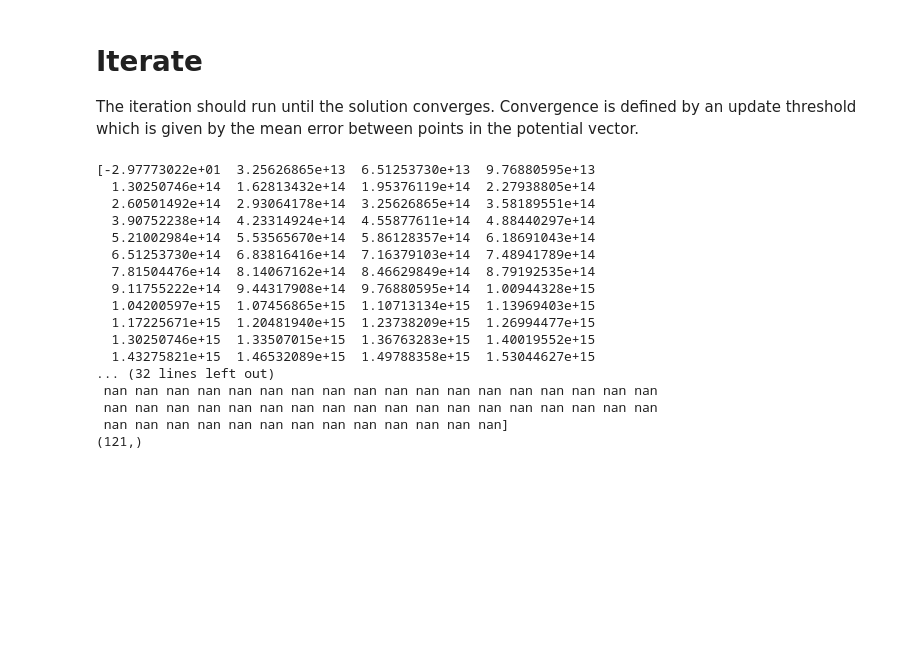
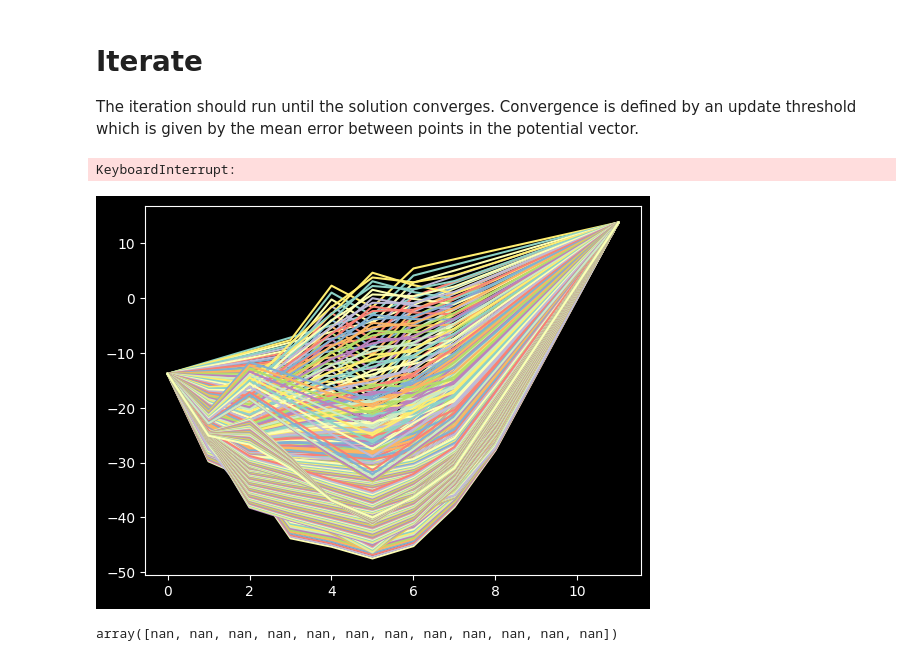
Before and after one commit to jonah-gourlay44/pnFEM, a Jupyter notebook: notebooks/fem_pn_junction.ipynb, the cells around one changed output. Saved outputs shown, nothing was run; the diff lists cells and outputs as text; code cells hidden in the pictures; blank space fills up the shorter version.

```diff
--- a/notebooks/fem_pn_junction.ipynb
+++ b/notebooks/fem_pn_junction.ipynb
@@ -9,10 +9,10 @@ import numpy as np
 # Mesh Generation
 # %%
 # Define mesh size
-num_edges = 120
+num_edges = 11
 num_nodes = num_edges + 1
-L = 0.01 # cm
-dL = L / num_edges
+L = 0.1 # cm
+dL = (2 * L) / num_edges
 
 # Array of mesh nodes
 nodes = np.linspace(0, 2 * L, num_nodes)
@@ -323,7 +326,7 @@ $n(x) = e^{\phi_n(x) - \psi(x)}$
 @return: np.array The array of electron concentration values
 '''
 def nf():
-    return np.exp(phi_n - psi)
+    return np.exp(psi - phi_n)
 # %% [markdown]
 # Gummel Iteration
 
@@ -385,7 +388,7 @@ def iterate(mesh, alpha):
     A[0][0] = 1; A[0][1:] = 0
     A[-1][-1] = 1; A[-1][:-1] = 0
 
-    b[0] = psi_L; b[1] = psi_R
+    b[0] = psi_L; b[-1] = psi_R
 
     psi_new = np.linalg.solve(A, b).reshape(psi.shape)
 
@@ -396,44 +399,33 @@ def iterate(mesh, alpha):
 The iteration should run until the solution converges. Convergence is defined by an update threshold which is given by the mean error between points in the potential vector.
 # %%
 thresh = 1e-2
-alpha = 0.3
+alpha = 0.01
 mean_error = 1
 
 while (mean_error > thresh):
 
     # Calculate new value for psi
     psi_update = iterate(edges, alpha)
 
-    print(psi_update.shape)
-
     # Update the mean error
-    mean_error = np.mean(np.abs(psi - psi_new))
+    mean_error = np.mean(np.abs(psi - psi_update))
 
     # Update psi
     psi = psi_update
 
     # Recalculate the EQFP and HQFP accounting for recombination
     phi_n = phi_nf(nodes, recomb=True)
     phi_p = phi_pf(nodes, recomb=True)
 
     # Recalculate the hole and electron concentrations
     p = pf()
     n = nf()
+
+    plt.plot(psi)
 # %% [output]
-[-2.97773022e+01  3.25626865e+13  6.51253730e+13  9.76880595e+13
-  1.30250746e+14  1.62813432e+14  1.95376119e+14  2.27938805e+14
-  2.60501492e+14  2.93064178e+14  3.25626865e+14  3.58189551e+14
-  3.90752238e+14  4.23314924e+14  4.55877611e+14  4.88440297e+14
-  5.21002984e+14  5.53565670e+14  5.86128357e+14  6.18691043e+14
-  6.51253730e+14  6.83816416e+14  7.16379103e+14  7.48941789e+14
-  7.81504476e+14  8.14067162e+14  8.46629849e+14  8.79192535e+14
-  9.11755222e+14  9.44317908e+14  9.76880595e+14  1.00944328e+15
-  1.04200597e+15  1.07456865e+15  1.10713134e+15  1.13969403e+15
-  1.17225671e+15  1.20481940e+15  1.23738209e+15  1.26994477e+15
-  1.30250746e+15  1.33507015e+15  1.36763283e+15  1.40019552e+15
-  1.43275821e+15  1.46532089e+15  1.49788358e+15  1.53044627e+15
-... (32 lines left out)
- nan nan nan nan nan nan nan nan nan nan nan nan nan nan nan nan nan nan
- nan nan nan nan nan nan nan nan nan nan nan nan nan nan nan nan nan nan
- nan nan nan nan nan nan nan nan nan nan nan nan nan]
-(121,)
+KeyboardInterrupt:
+[figure, added]
+# %%
+psi
+# %% [output]
+array([nan, nan, nan, nan, nan, nan, nan, nan, nan, nan, nan, nan])
```
Also changed, not shown: parts of 3 cells of this notebook, 11 other files.
